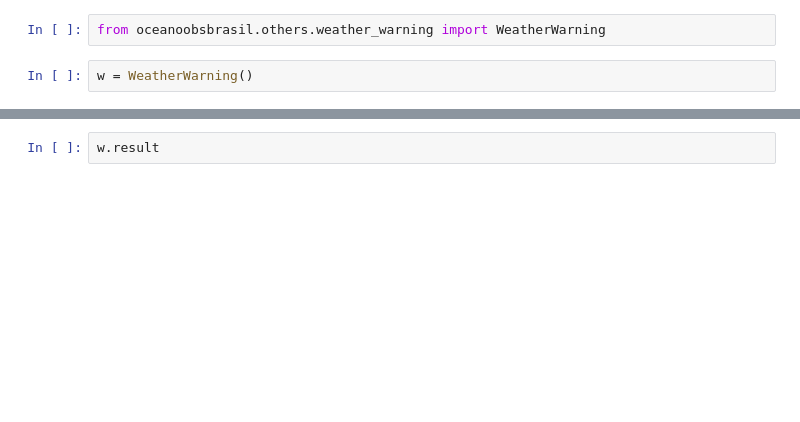
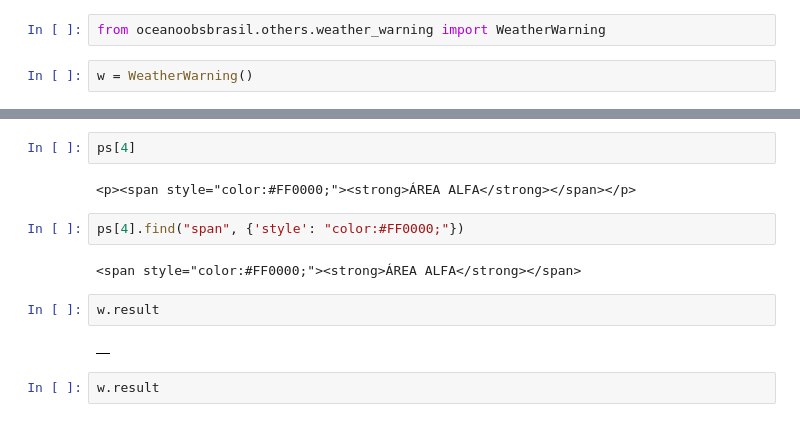
Before and after one commit to soutobias/oceanoobsbrasil, a Jupyter notebook: notebooks/chm.ipynb, the cells around one changed output, grey strips where cells are left out. Saved outputs shown, nothing was run; the diff lists cells and outputs as text; blank space fills up the shorter version.

```diff
--- a/notebooks/chm.ipynb
+++ b/notebooks/chm.ipynb
@@ -26,3 +50,15 @@ ok
+# %%
+ps[4]
+# %% [output]
+<p><span style="color:#FF0000;"><strong>ÁREA ALFA</strong></span></p>
+# %%
+ps[4].find("span", {'style': "color:#FF0000;"})
+# %% [output]
+<span style="color:#FF0000;"><strong>ÁREA ALFA</strong></span>
+# %%
+w.result
+# %% [output]
+|  |
 # %%
 w.result
 # %% [output]
```
Also changed, not shown: parts of 4 cells of this notebook, 4 other files.
